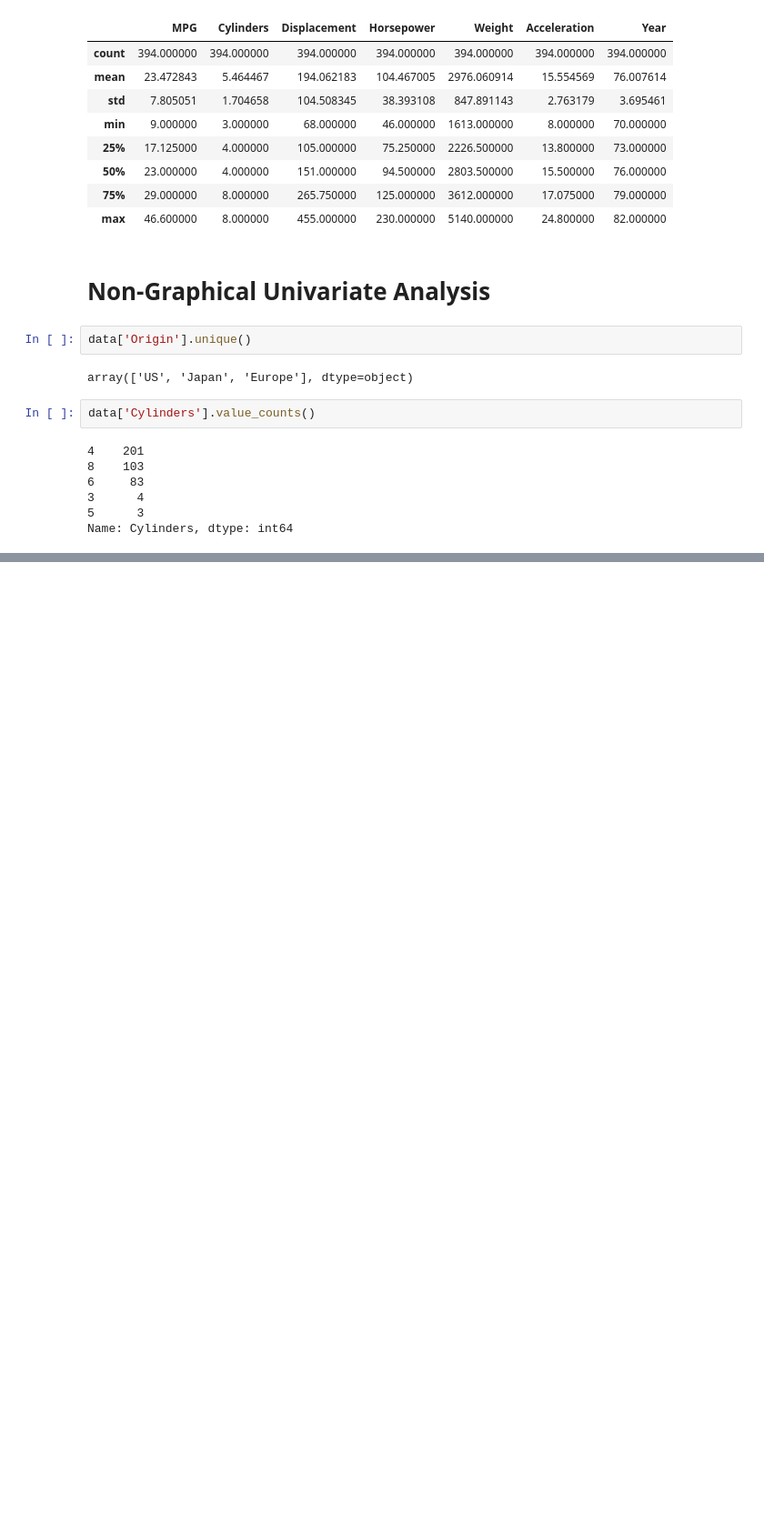
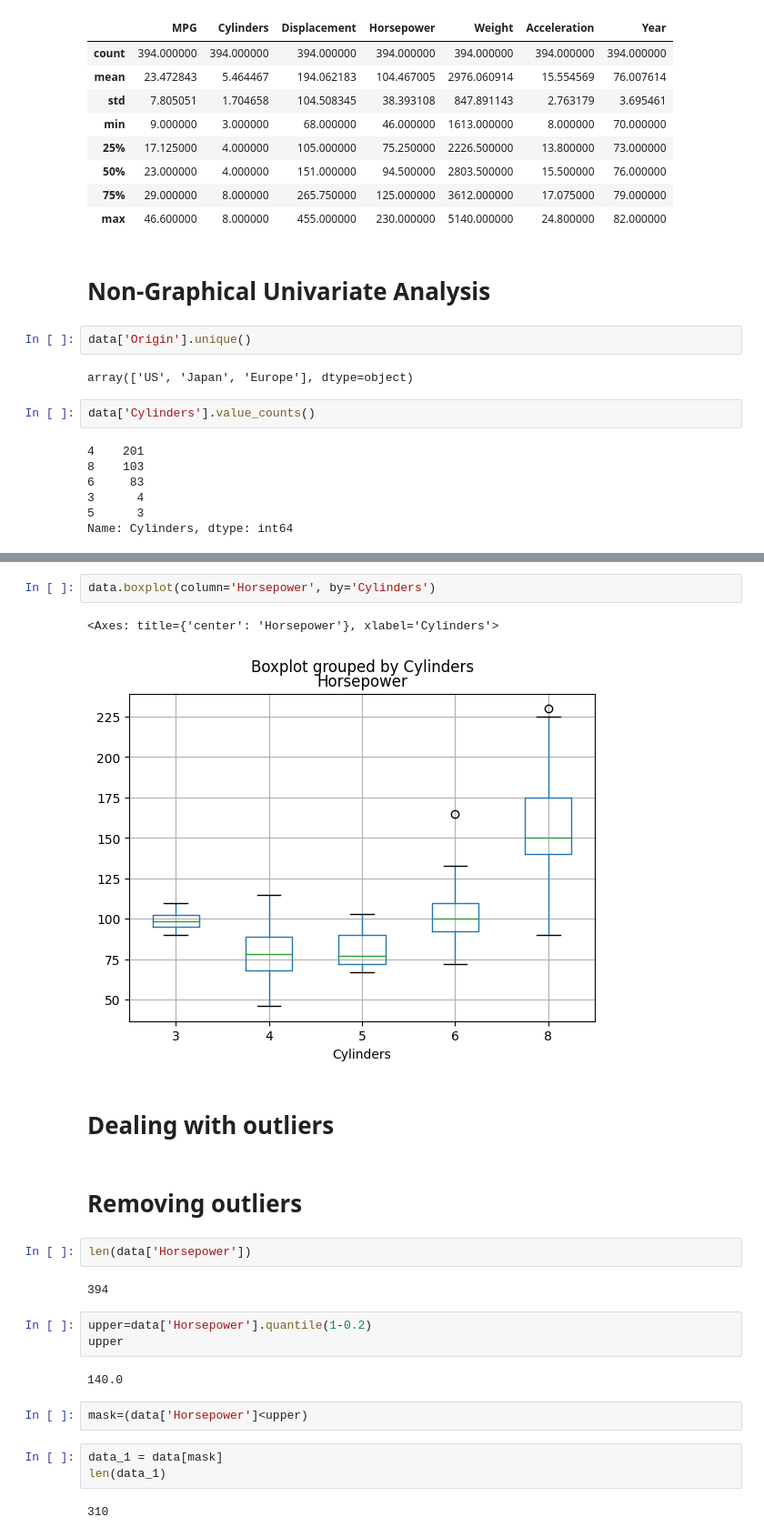
Before and after one commit to weirdrazak/Car-Prediction-Using-Linear-Regression-, a Jupyter notebook: Car_Prediction_Using_Linear_Regression.ipynb, the cells around one changed output, grey strips where cells are left out. Shown at 91% size. Drawn from its saved outputs; the diff is of its cells as text; blank space fills up the shorter version.

```diff
--- a/Car_Prediction_Using_Linear_Regression.ipynb
+++ b/Car_Prediction_Using_Linear_Regression.ipynb
@@ -151,0 +187,25 @@ Name: Cylinders, dtype: int64
+# %%
+data.boxplot(column='Horsepower', by='Cylinders')
+# %% [output]
+<Axes: title={'center': 'Horsepower'}, xlabel='Cylinders'>
+[figure, added]
+# %% [markdown]
+# Dealing with outliers
+# %% [markdown]
+# Removing outliers
+# %%
+len(data['Horsepower'])
+# %% [output]
+394
+# %%
+upper=data['Horsepower'].quantile(1-0.2)
+upper
+# %% [output]
+140.0
+# %%
+mask=(data['Horsepower']<upper)
+# %%
+data_1 = data[mask]
+len(data_1)
+# %% [output]
+310
```
Also changed, not shown: parts of 53 cells of this notebook.
